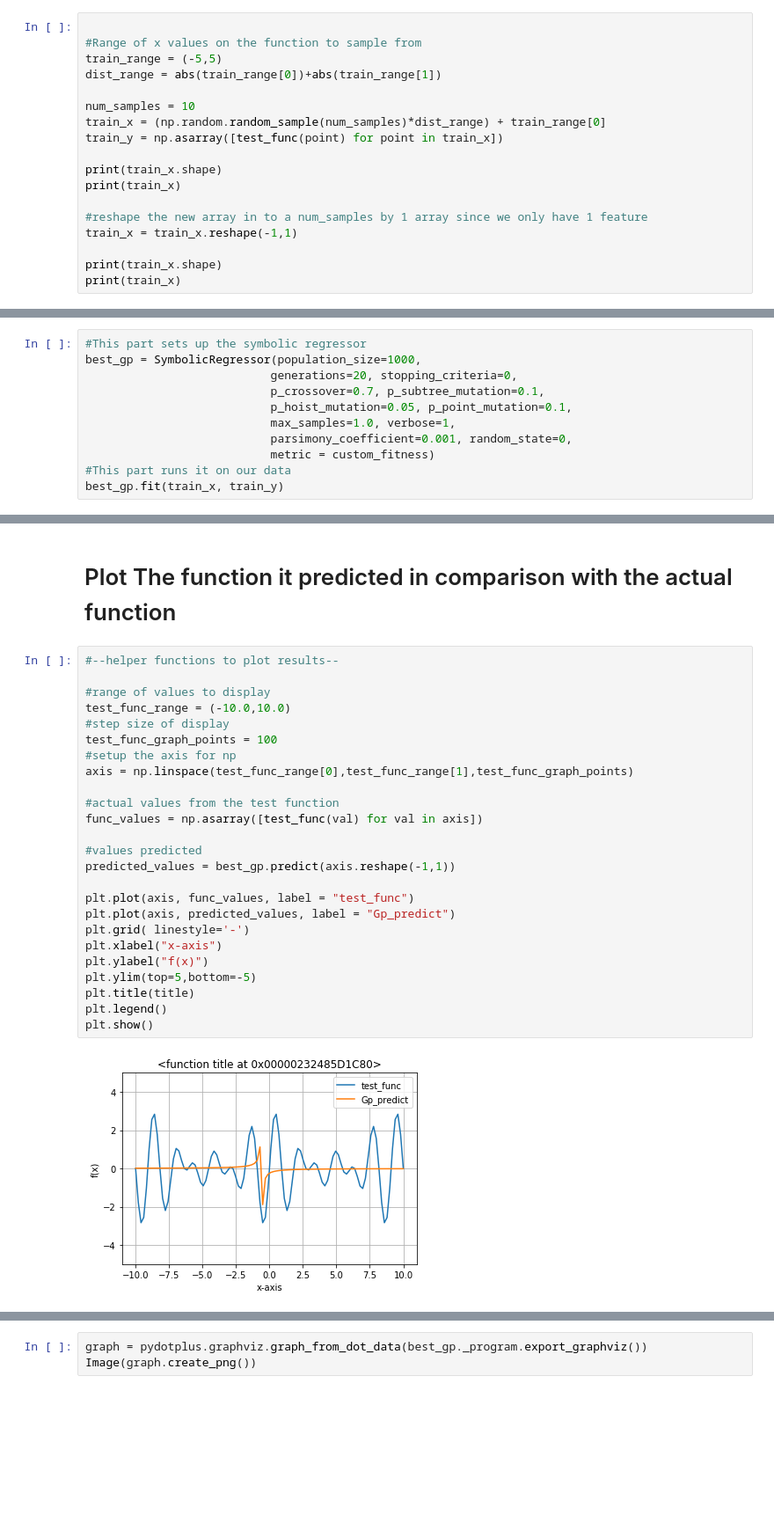
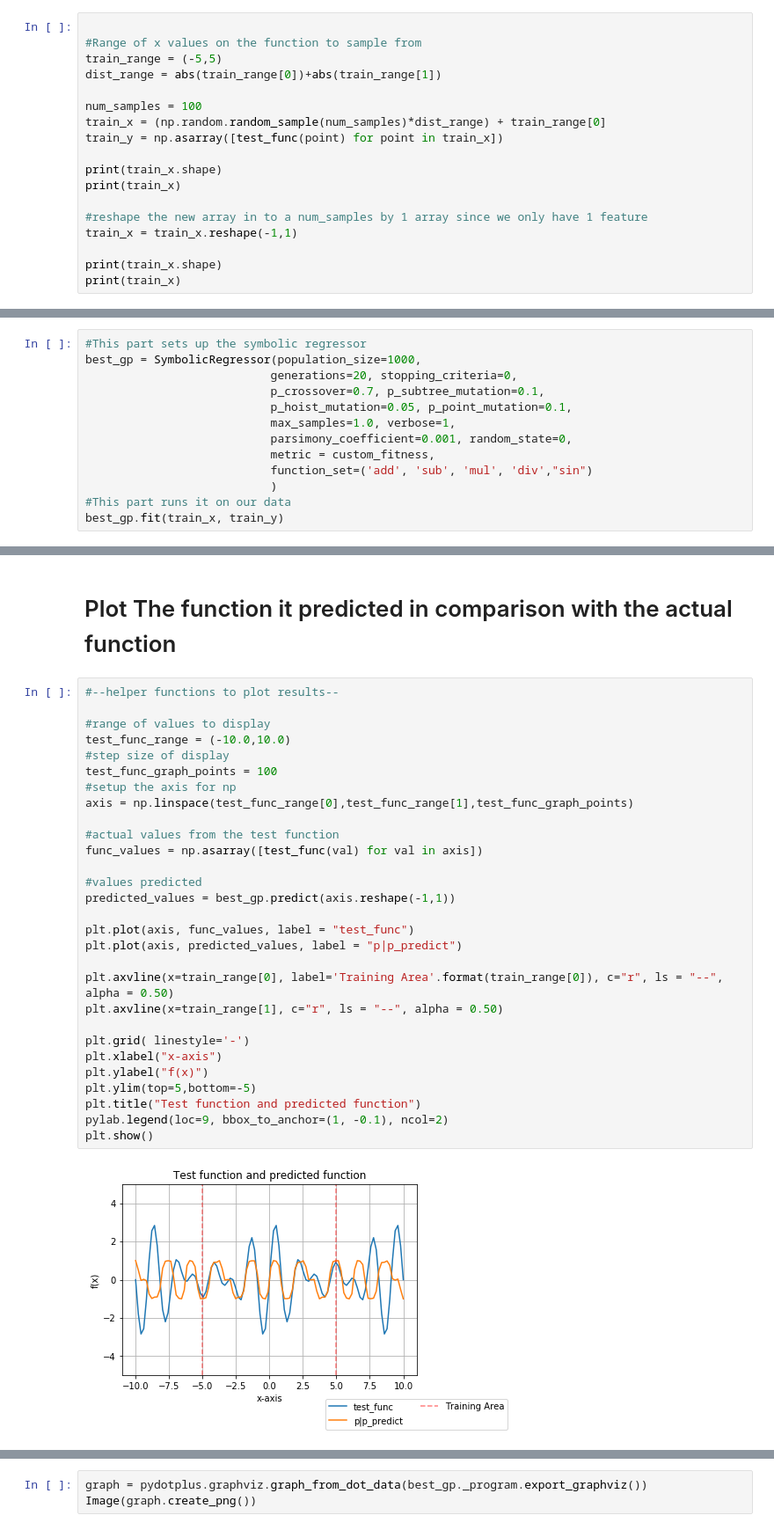
Before and after one commit to DarkGauss/gplearn_guide, a Jupyter notebook: NonLinearFunctionRegression.ipynb, the cells around one changed output, grey strips where cells are left out. Shown at 88% size. Cells and saved outputs as stored; diff of their text form; blank space fills up the shorter version.

```diff
--- a/NonLinearFunctionRegression.ipynb
+++ b/NonLinearFunctionRegression.ipynb
@@ -49,7 +49,7 @@ here we will pick random floats in our test test range for it to train off of
 train_range = (-5,5)
 dist_range = abs(train_range[0])+abs(train_range[1])
 
-num_samples = 10
+num_samples = 100
 train_x = (np.random.random_sample(num_samples)*dist_range) + train_range[0]
 train_y = np.asarray([test_func(point) for point in train_x])
 
@@ -98,7 +101,9 @@ best_gp = SymbolicRegressor(population_size=1000,
                            p_hoist_mutation=0.05, p_point_mutation=0.1,
                            max_samples=1.0, verbose=1,
                            parsimony_coefficient=0.001, random_state=0,
-                           metric = custom_fitness)
+                           metric = custom_fitness,
+                           function_set=('add', 'sub', 'mul', 'div',"sin")
+                           )
 #This part runs it on our data
 best_gp.fit(train_x, train_y)
 # %% [output]
@@ -133,29 +138,33 @@ SymbolicRegressor(const_range=(-1.0, 1.0),
 # %%
 #--helper functions to plot results--
 
 #range of values to display
 test_func_range = (-10.0,10.0)
 #step size of display
 test_func_graph_points = 100
 #setup the axis for np
 axis = np.linspace(test_func_range[0],test_func_range[1],test_func_graph_points)
 
 #actual values from the test function
 func_values = np.asarray([test_func(val) for val in axis])
 
 #values predicted
 predicted_values = best_gp.predict(axis.reshape(-1,1))
 
 plt.plot(axis, func_values, label = "test_func")
-plt.plot(axis, predicted_values, label = "Gp_predict")
+plt.plot(axis, predicted_values, label = "p|p_predict")
+
+plt.axvline(x=train_range[0], label='Training Area'.format(train_range[0]), c="r", ls = "--", alpha = 0.50)
+plt.axvline(x=train_range[1], c="r", ls = "--", alpha = 0.50)
+
 plt.grid( linestyle='-')
 plt.xlabel("x-axis")
 plt.ylabel("f(x)")
 plt.ylim(top=5,bottom=-5)
-plt.title(title)
-plt.legend()
+plt.title("Test function and predicted function")
+pylab.legend(loc=9, bbox_to_anchor=(1, -0.1), ncol=2)
 plt.show()
 # %% [output]
-[figure, old version]
+[figure, new version]
 # %%
  print(best_gp._program)
```
Also changed, not shown: parts of 3 cells of this notebook, 1 other file.
